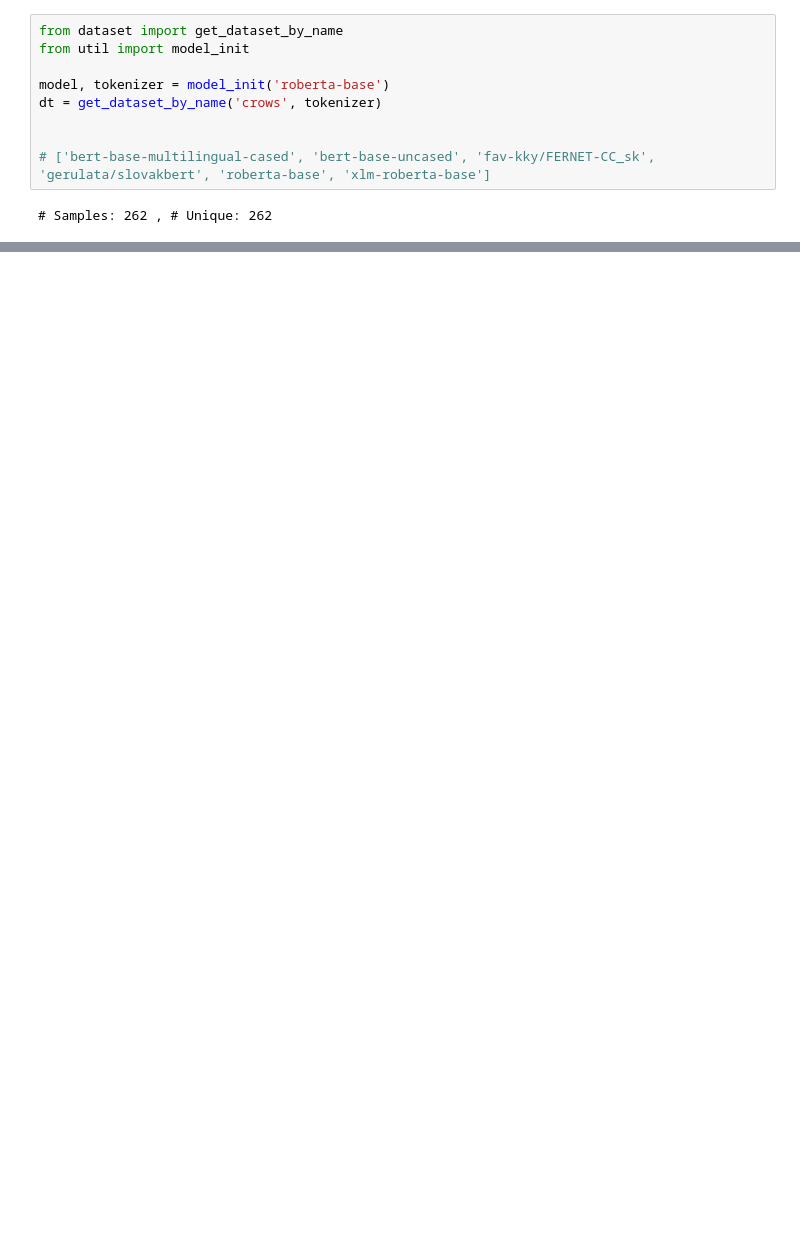
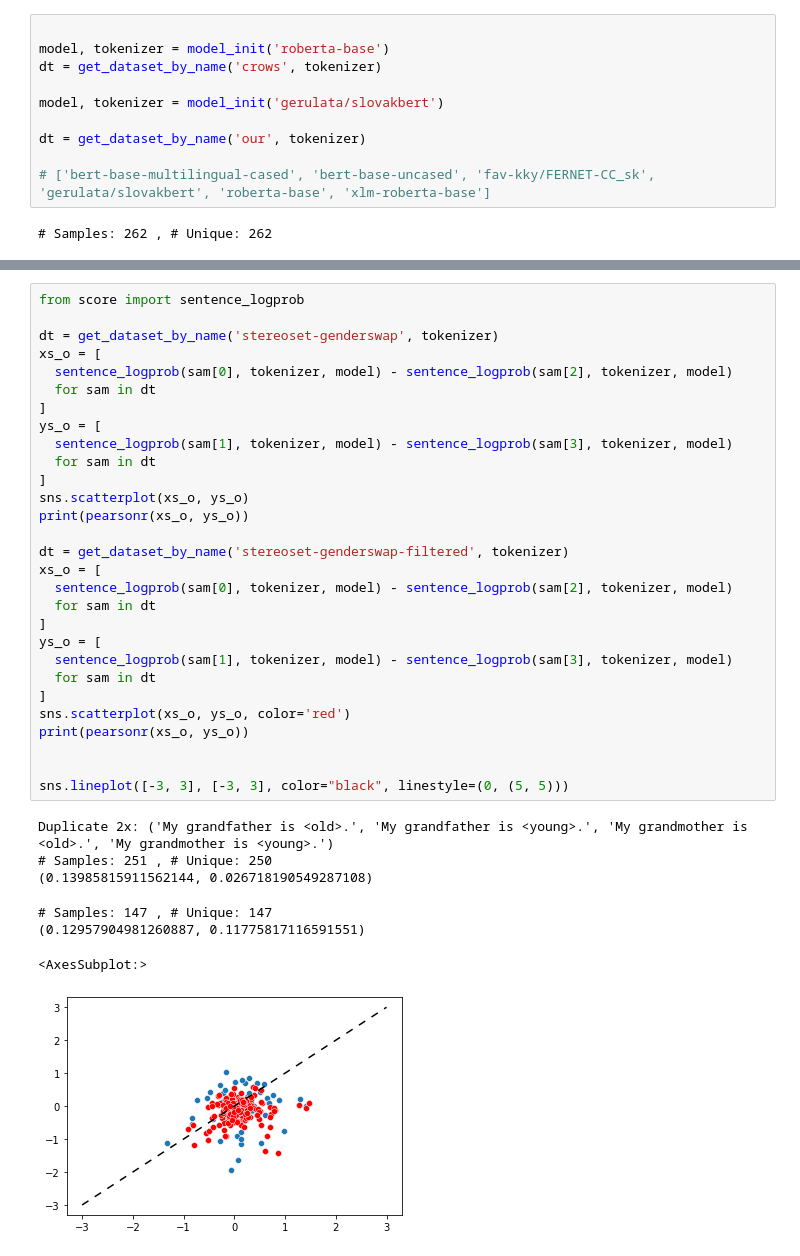
Before and after one commit to kinit-sk/bias-methodology, a Jupyter notebook: src/_crows.ipynb, the cells around one changed output, grey strips where cells are left out. Cells and saved outputs as stored; diff of their text form; blank space fills up the shorter version.

```diff
--- a/src/_crows.ipynb
+++ b/src/_crows.ipynb
@@ -13,10 +15,11 @@ from tokenization import tokenize
 # %%
-from dataset import get_dataset_by_name
-from util import model_init
 
 model, tokenizer = model_init('roberta-base')
 dt = get_dataset_by_name('crows', tokenizer)
 
+model, tokenizer = model_init('gerulata/slovakbert')
+
+dt = get_dataset_by_name('our', tokenizer)
 
 # ['bert-base-multilingual-cased', 'bert-base-uncased', 'fav-kky/FERNET-CC_sk', 'gerulata/slovakbert', 'roberta-base', 'xlm-roberta-base']
 # %% [output]
@@ -118,0 +129,37 @@ print(pearsonr(xs, zs))
+# %%
+from score import sentence_logprob
+
+dt = get_dataset_by_name('stereoset-genderswap', tokenizer)
+xs_o = [
+  sentence_logprob(sam[0], tokenizer, model) - sentence_logprob(sam[2], tokenizer, model)
+  for sam in dt
+]
+ys_o = [
+  sentence_logprob(sam[1], tokenizer, model) - sentence_logprob(sam[3], tokenizer, model)
+  for sam in dt
+]
+sns.scatterplot(xs_o, ys_o)
+print(pearsonr(xs_o, ys_o))
+
+dt = get_dataset_by_name('stereoset-genderswap-filtered', tokenizer)
+xs_o = [
+  sentence_logprob(sam[0], tokenizer, model) - sentence_logprob(sam[2], tokenizer, model)
+  for sam in dt
+]
+ys_o = [
+  sentence_logprob(sam[1], tokenizer, model) - sentence_logprob(sam[3], tokenizer, model)
+  for sam in dt
+]
+sns.scatterplot(xs_o, ys_o, color='red')
+print(pearsonr(xs_o, ys_o))
+
+
+sns.lineplot([-3, 3], [-3, 3], color="black", linestyle=(0, (5, 5)))
+# %% [output]
+Duplicate 2x: ('My grandfather is <old>.', 'My grandfather is <young>.', 'My grandmother is <old>.', 'My grandmother is <young>.')
+# Samples: 251 , # Unique: 250
+(0.13985815911562144, 0.026718190549287108)
+# Samples: 147 , # Unique: 147
+(0.12957904981260887, 0.11775817116591551)
+<AxesSubplot:>
+[figure, added]
```
Also changed, not shown: parts of 11 cells of this notebook, 4 other files.
